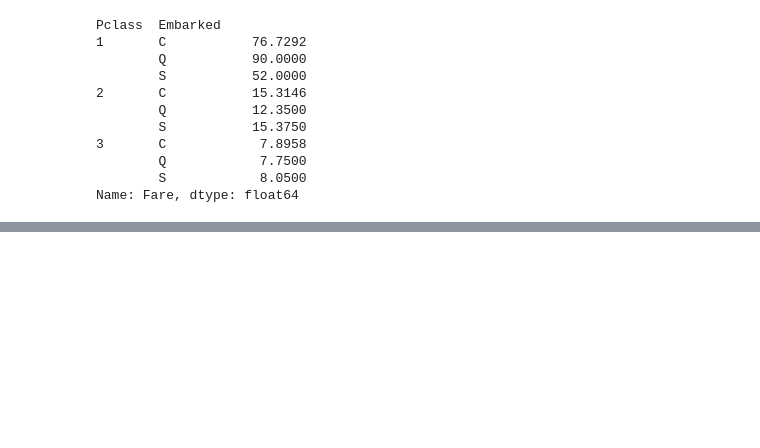
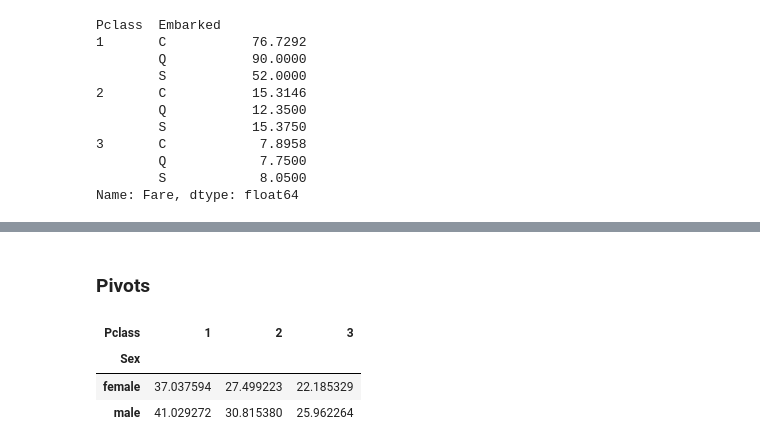
Before and after one commit to graemerenfrew/titanic, a Jupyter notebook: notebooks/2.0-ak-exploring-processing-data.ipynb, the cells around one changed output, grey strips where cells are left out. Saved outputs shown, nothing was run; the diff lists cells and outputs as text; code cells hidden in the pictures; blank space fills up the shorter version.

Commit message:
pivots and cross tabs

```diff
--- a/notebooks/2.0-ak-exploring-processing-data.ipynb
+++ b/notebooks/2.0-ak-exploring-processing-data.ipynb
@@ -563,0 +579,15 @@ Name: Fare, dtype: float64
+# %% [markdown]
+### Pivots
+# %%
+#let's find the mean/avg for male and female pax in each class
+# we need to provide four bits of info
+# 1 The row attribute we want to use - index sex
+# 2 The column attribute - the class
+# 3 The attribute we want to put in the cells - age
+# 4 The aggregate function that we want to apply to the 3 attribute
+df.pivot_table(index='Sex', columns='Pclass', values='Age',aggfunc='mean')
+# %% [output]
+| Pclass | 1 | 2 | 3 |
+| Sex |  |  |  |
+| female | 37.037594 | 27.499223 | 22.185329 |
+| male | 41.029272 | 30.815380 | 25.962264 |
```
Also changed, not shown: parts of 5 cells of this notebook.
